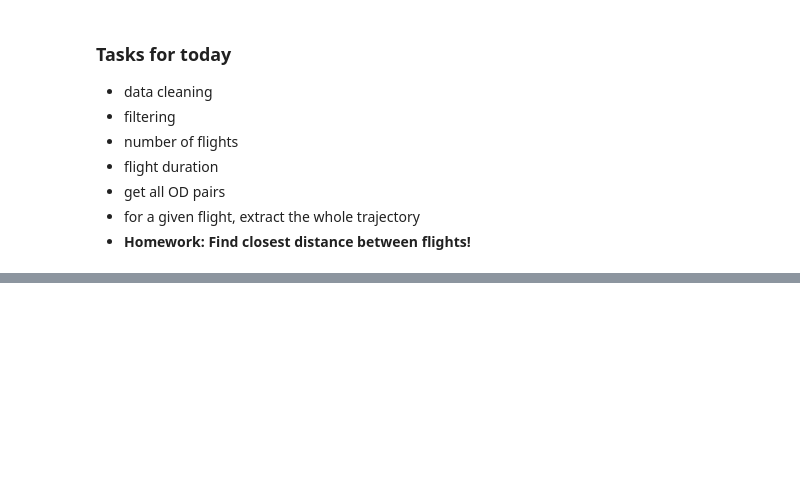
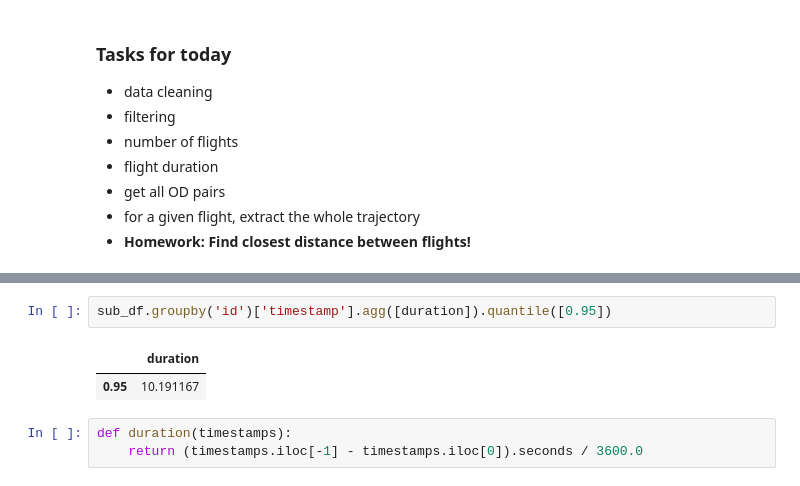
Before and after one commit to risufaj/Lecture-series, a Jupyter notebook: Session2.ipynb, the cells around one changed output, grey strips where cells are left out. Cells and saved outputs as stored; diff of their text form; blank space fills up the shorter version.

```diff
--- a/Session2.ipynb
+++ b/Session2.ipynb
@@ -53,0 +178,8 @@ with pd.option_context('display.max_colwidth', None):
+# %%
+sub_df.groupby('id')['timestamp'].agg([duration]).quantile([0.95])
+# %% [output]
+|  | duration |
+| 0.95 | 10.191167 |
+# %%
+def duration(timestamps):
+    return (timestamps.iloc[-1] - timestamps.iloc[0]).seconds / 3600.0
```
Also changed, not shown: parts of 11 cells of this notebook.
